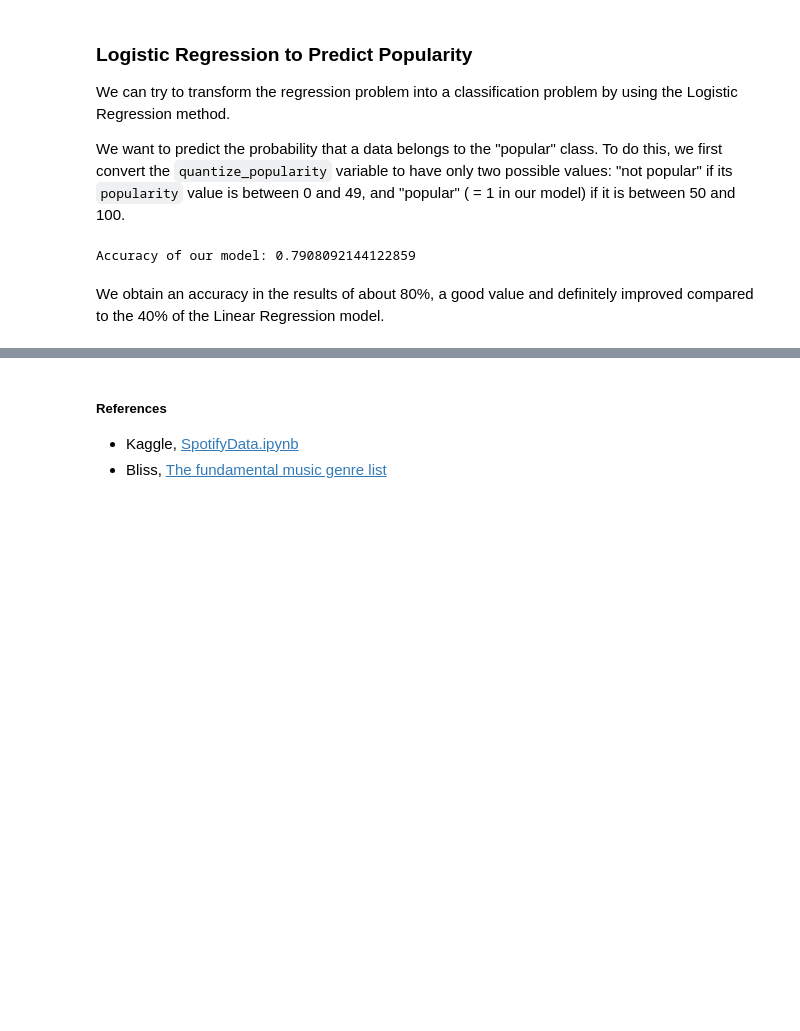
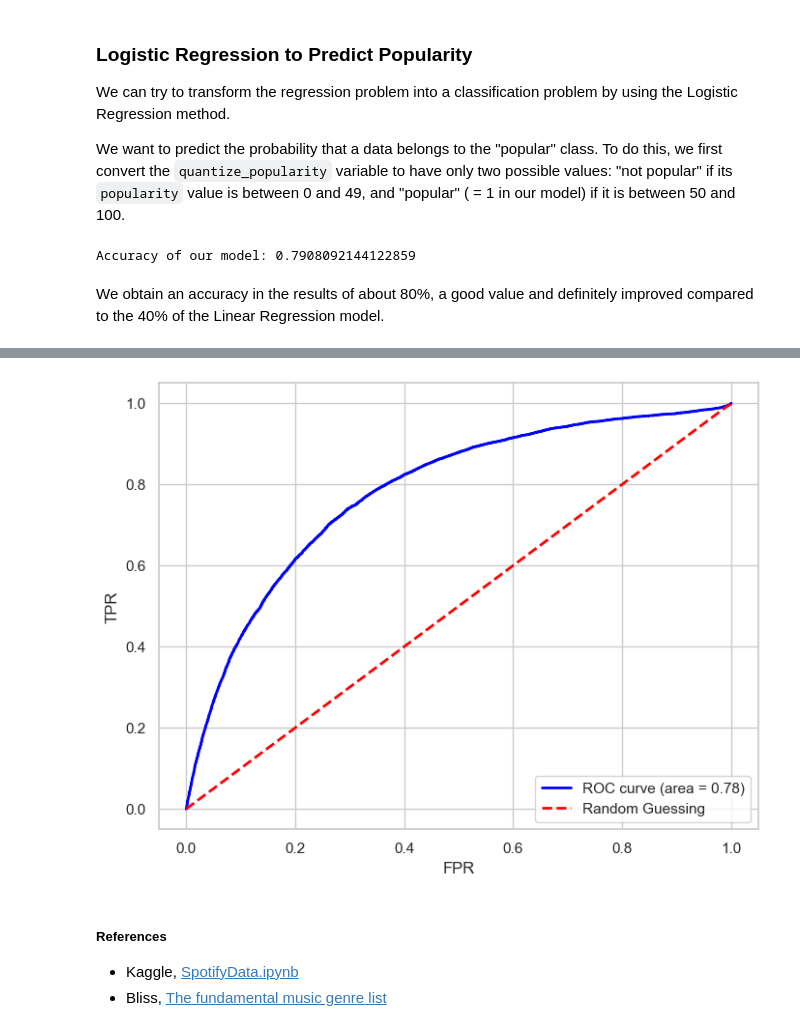
Before and after one commit to 21sarage/160k-Spotify-songs-from-1921-to-2020, a Jupyter notebook: songsAnalysis.ipynb, the cells around one changed output, grey strips where cells are left out. Drawn from its saved outputs; the diff is of its cells as text; code cells hidden in the pictures; blank space fills up the shorter version.

```diff
--- a/songsAnalysis.ipynb
+++ b/songsAnalysis.ipynb
@@ -1016,3 +1027,20 @@ We obtain an accuracy in the results of about 80%, a good value and definitely i
+# %%
+y_probs = log_reg.predict_proba(X_test)[:, 1]
+
+fpr, tpr, thresholds = roc_curve(y_test, y_probs)
+
+roc_auc = roc_auc_score(y_test, y_probs)
+
+plt.figure(figsize=(8, 6))
+plt.plot(fpr, tpr, color='blue', lw=2, label='ROC curve (area = %0.2f)' % roc_auc)
+plt.plot([0, 1], [0, 1], color='red', linestyle='--', lw=2, label='Random Guessing')
+plt.xlabel('FPR')
+plt.ylabel('TPR')
+plt.legend(loc='lower right')
+plt.grid(True)
+plt.show()
+# %% [output]
+[figure, added]
 # %% [markdown]
 ##### References
 
```
Also changed, not shown: parts of 2 cells of this notebook.
